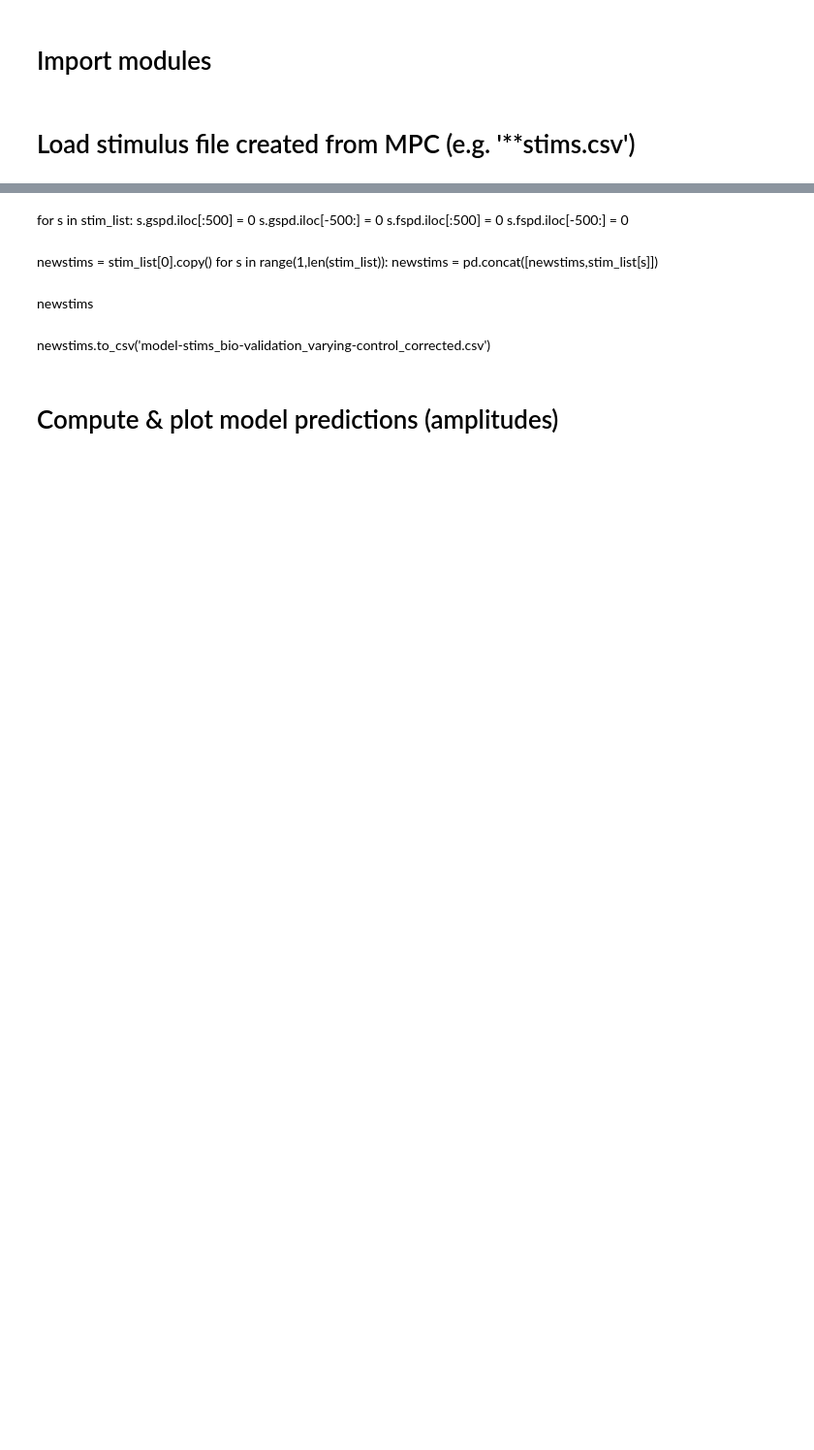
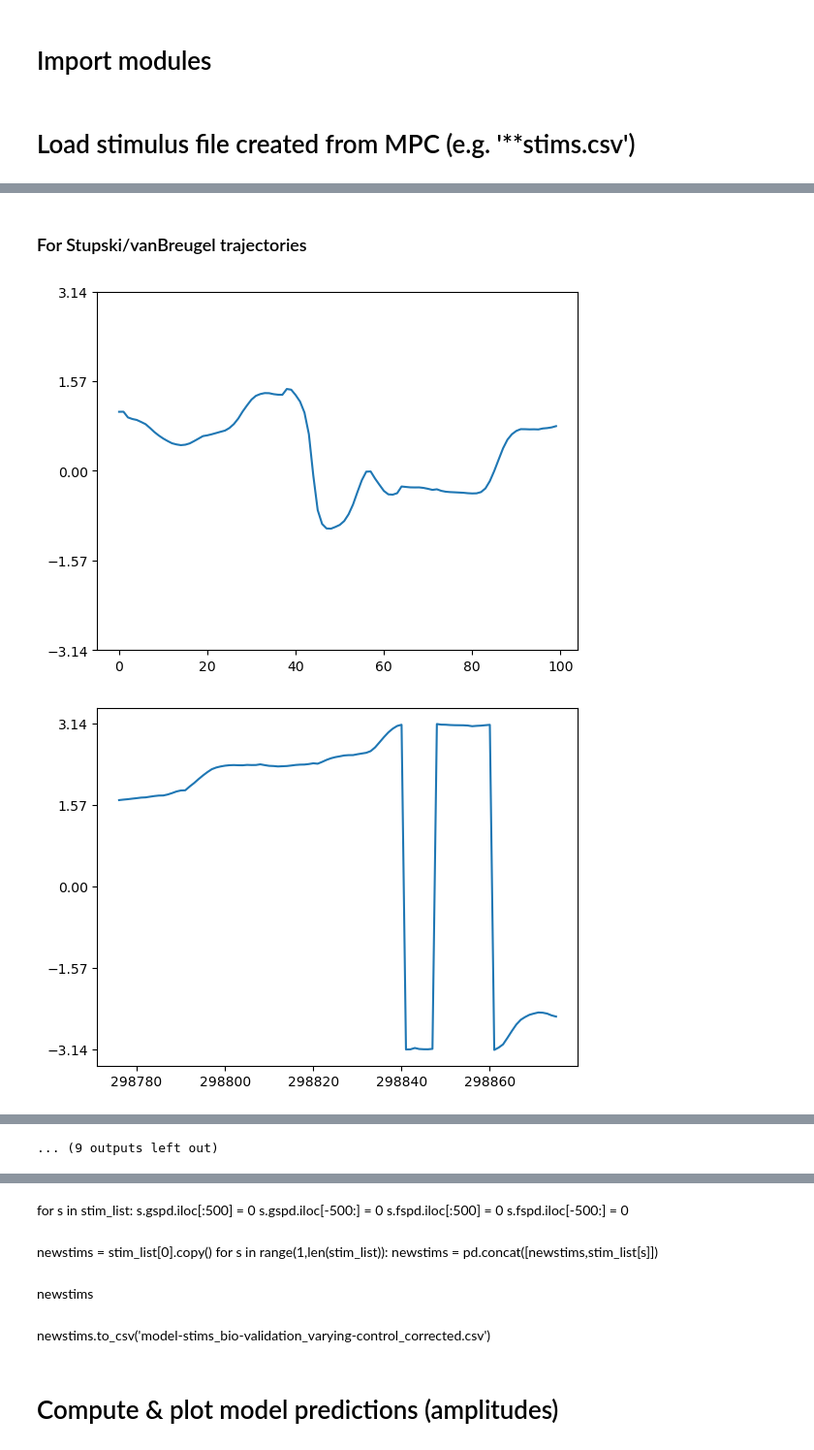
Before and after one commit to MayC06/pybounds, a Jupyter notebook: examples/Get_PFNmodel_Predictions.ipynb, the cells around one changed output, grey strips where cells are left out. Shown at 97% size. Saved outputs shown, nothing was run; the diff lists cells and outputs as text; code cells hidden in the pictures; blank space fills up the shorter version.

```diff
--- a/examples/Get_PFNmodel_Predictions.ipynb
+++ b/examples/Get_PFNmodel_Predictions.ipynb
@@ -27 +63,12 @@ Index(['samplenum', 'time', 'obj_id', 'heading', 'course_dir',
       dtype='object')
+# %% [markdown]
+### For Stupski/vanBreugel trajectories
+# %%
+for s in range(len(stim_list)):
+    if s%50==0:
+        fig,ax = plt.subplots()
+        ax.plot(stim_list[s]['heading'].iloc[:100])
+        ax.set_yticks([-3.14,-1.57,0,1.57,3.14])
+# %% [output]
+[figure, added]
+[figure, added]
@@ -27,0 +85 @@ Index(['samplenum', 'time', 'obj_id', 'heading', 'course_dir',
+... (9 outputs left out)
```
Also changed, not shown: parts of 9 cells of this notebook, 8 other files.
